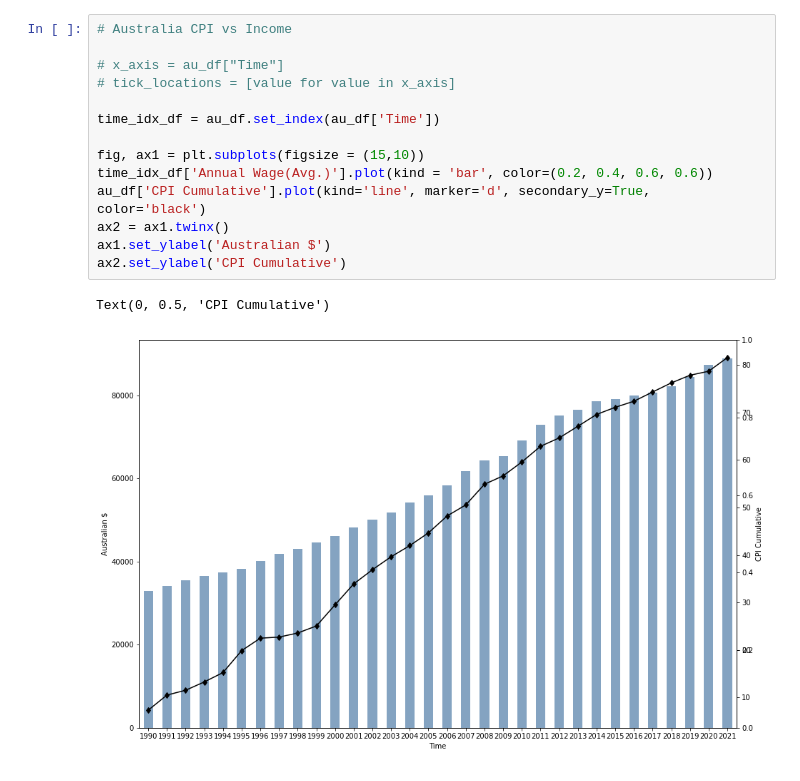
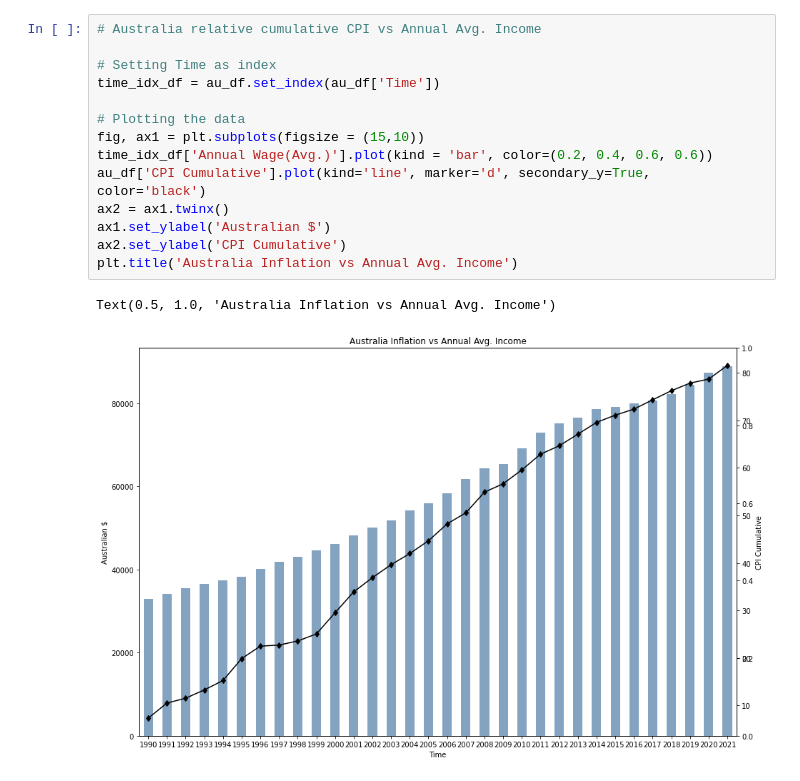
Before and after one commit to alphonsuscjw/07-project-1, a Jupyter notebook: project-1-acjw/code.ipynb, the cells around one changed output. Cells and saved outputs as stored; diff of their text form.

```diff
--- a/project-1-acjw/code.ipynb
+++ b/project-1-acjw/code.ipynb
@@ -130,18 +144,18 @@ plt.show()
 # %%
-# Australia CPI vs Income
+# Australia relative cumulative CPI vs Annual Avg. Income
 
-# x_axis = au_df["Time"]
-# tick_locations = [value for value in x_axis]
-
+# Setting Time as index
 time_idx_df = au_df.set_index(au_df['Time'])
 
+# Plotting the data
 fig, ax1 = plt.subplots(figsize = (15,10))
 time_idx_df['Annual Wage(Avg.)'].plot(kind = 'bar', color=(0.2, 0.4, 0.6, 0.6))
 au_df['CPI Cumulative'].plot(kind='line', marker='d', secondary_y=True, color='black')
 ax2 = ax1.twinx()
 ax1.set_ylabel('Australian $')
 ax2.set_ylabel('CPI Cumulative')
+plt.title('Australia Inflation vs Annual Avg. Income')
 # %% [output]
-Text(0, 0.5, 'CPI Cumulative')
+Text(0.5, 1.0, 'Australia Inflation vs Annual Avg. Income')
-[figure, old version]
+[figure, new version]
 # %%
```
Also changed, not shown: parts of 15 cells of this notebook.
